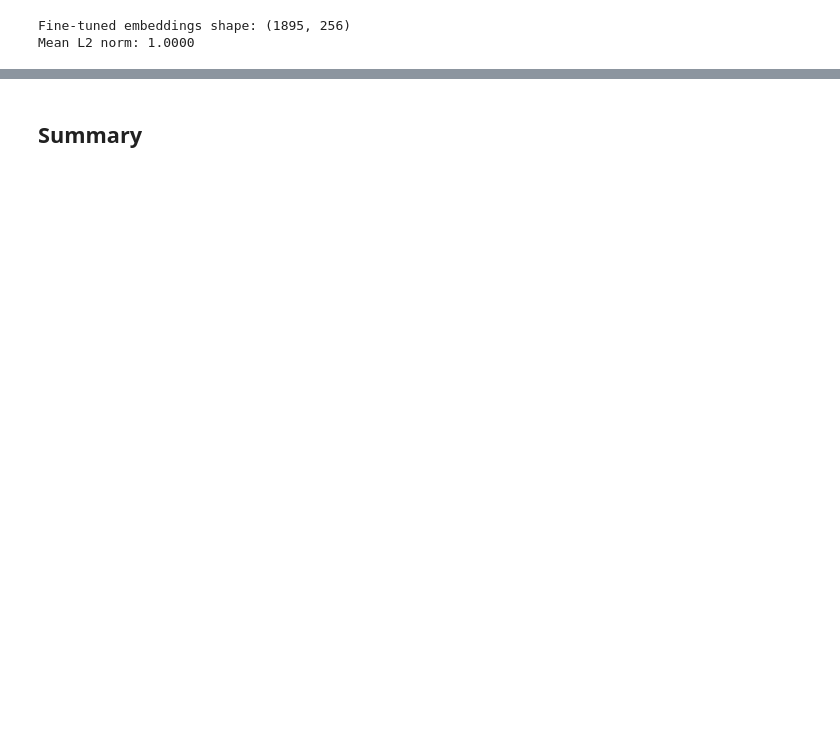
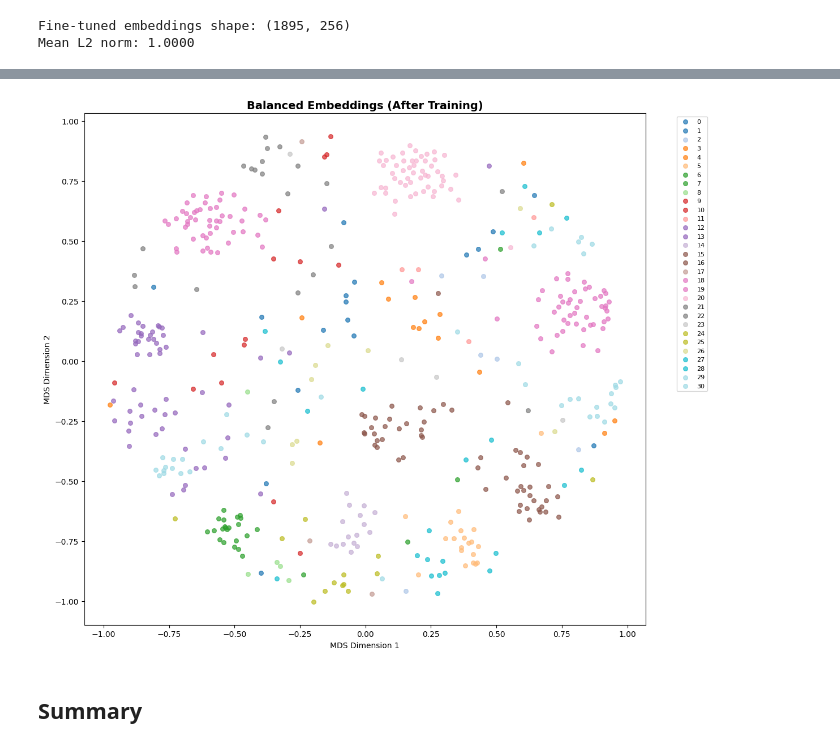
Before and after one commit to CarloColumbo/Kaggle-Competition-Jaguar-Re-identification, a Jupyter notebook: notebooks/07_class_balance.ipynb, the cells around one changed output, grey strips where cells are left out. Cells and saved outputs as stored; diff of their text form; code cells hidden in the pictures; blank space fills up the shorter version.

```diff
--- a/notebooks/07_class_balance.ipynb
+++ b/notebooks/07_class_balance.ipynb
@@ -806,0 +1106,15 @@ torch.cuda.empty_cache()
+# %%
+# Visualize fine-tuned embeddings
+fig_finetuned = visualize_embeddings_mds(
+    finetuned_embeddings,
+    labels,
+    "Balanced Embeddings (After Training)",
+    seed=config['seed']
+)
+plt.savefig(OUTPUT_PATH / "embeddings_mds_balanced.png")
+plt.show()
+
+# Log to W&B
+wandb.log({"embeddings_mds_balanced": wandb.Image(fig_finetuned)})
+# %% [output]
+[figure, added]
```
Also changed, not shown: parts of 33 cells of this notebook.
